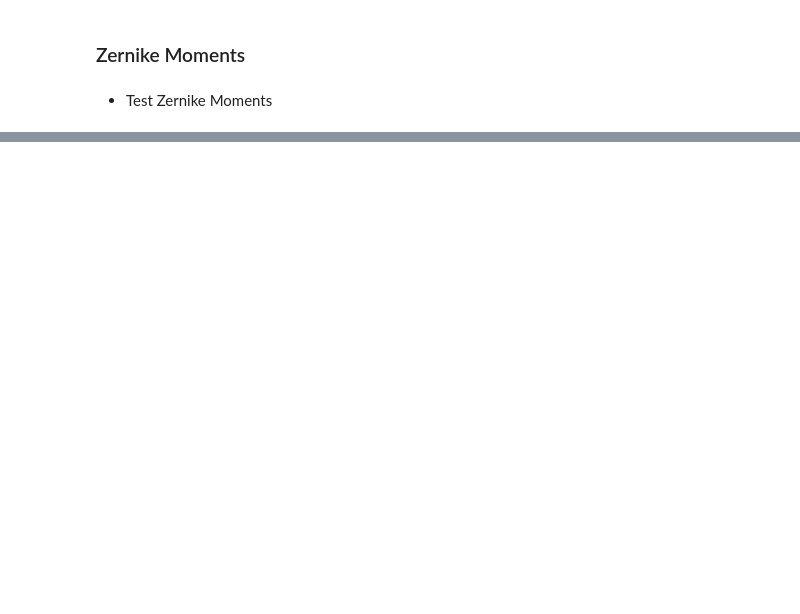
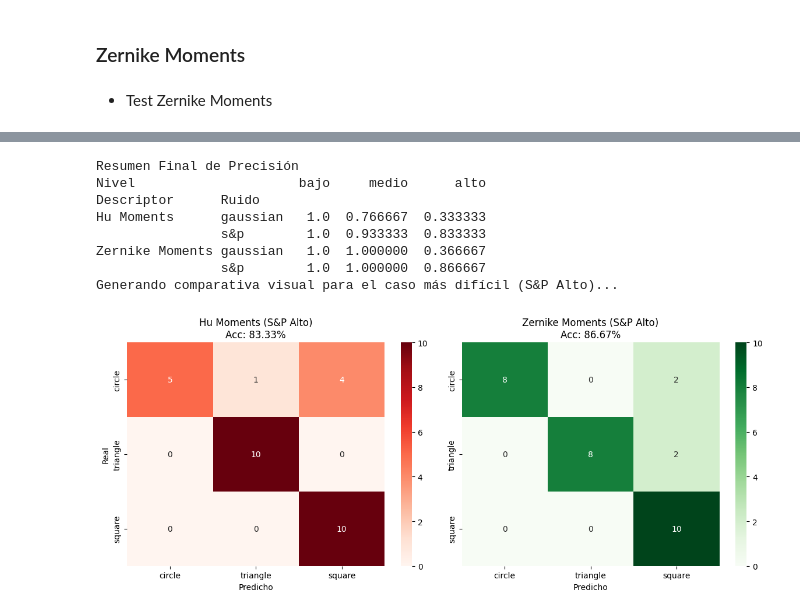
Before and after one commit to FepDev25/Practica-An-lisis-comparativo-de-robustez-entre-Momentos-de-Hu-y-Zernike, a Jupyter notebook: parte1/notebook.ipynb, the cells around one changed output, grey strips where cells are left out. Cells and saved outputs as stored; diff of their text form; code cells hidden in the pictures; blank space fills up the shorter version.

```diff
--- a/parte1/notebook.ipynb
+++ b/parte1/notebook.ipynb
@@ -347,0 +391,15 @@ Primeros 5 valores: [3.18309886e-01 3.65577867e-16 1.19579392e-01 1.56649592e-01
+# %%
+# dividir en Train/Test (80% / 20%)
+# usar el Test set 'limpio' para validar que aprendió y luego generaremos sets de prueba ruidosos aparte.
+X_hu_train, X_hu_test, y_train, y_test = train_test_split(X_hu, y, test_size=0.2, random_state=42)
+X_zer_train, X_zer_test, _, _ = train_test_split(X_zernike, y, test_size=0.2, random_state=42)
+# %%
+# configurar y Entrenar SVM
+# Pipeline que incluye 'StandardScaler'.
+svm_hu = make_pipeline(StandardScaler(), SVC(kernel='rbf', C=10, gamma='scale'))
+svm_zernike = make_pipeline(StandardScaler(), SVC(kernel='rbf', C=10, gamma='scale'))
+# %%
+print("\nEntrenando SVM para Hu Moments...")
+svm_hu.fit(X_hu_train, y_train)
+acc_hu = svm_hu.score(X_hu_test, y_test)
+print(f"Precisión en test limpio (Hu): {acc_hu:.2%}")
@@ -347,0 +409,5 @@ Primeros 5 valores: [3.18309886e-01 3.65577867e-16 1.19579392e-01 1.56649592e-01
+# %%
+print("Entrenando SVM para Zernike Moments...")
+svm_zernike.fit(X_zer_train, y_train)
+acc_zer = svm_zernike.score(X_zer_test, y_test)
+print(f"Precisión en test limpio (Zernike): {acc_zer:.2%}")
@@ -347,0 +508,57 @@ Primeros 5 valores: [3.18309886e-01 3.65577867e-16 1.19579392e-01 1.56649592e-01
+# %%
+print("Resumen Final de Precisión")
+
+df_results = pd.DataFrame(results_log)
+
+pivot_table = df_results.pivot_table(
+    index=['Descriptor', 'Ruido'],
+    columns='Nivel',
+    values='Accuracy'
+)
+
+pivot_table = pivot_table[['bajo', 'medio', 'alto']]
+print(pivot_table)
+
+# visualización Comparativa: El "Caso Extremo"
+# Graficamos las matrices de confusión de ambos descriptores con el ruido más alto (S&P Alto)
+
+print("Generando comparativa visual para el caso más difícil (S&P Alto)...")
+
+# filtrar los resultados para S&P Alto
+hu_result = df_results[(df_results['Descriptor'] == 'Hu Moments') &
+                       (df_results['Ruido'] == 's&p') &
+                       (df_results['Nivel'] == 'alto')].iloc[0]
+
+zer_result = df_results[(df_results['Descriptor'] == 'Zernike Moments') &
+                        (df_results['Ruido'] == 's&p') &
+                        (df_results['Nivel'] == 'alto')].iloc[0]
+
+fig, axes = plt.subplots(1, 2, figsize=(12, 5))
+
+# Matriz Hu
+cm_hu = confusion_matrix(hu_result['y_true'], hu_result['y_pred'])
+sns.heatmap(cm_hu, annot=True, fmt='d', cmap='Reds', ax=axes[0],
+            xticklabels=CLASSES, yticklabels=CLASSES)
+axes[0].set_title(f"Hu Moments (S&P Alto)\nAcc: {hu_result['Accuracy']:.2%}")
+axes[0].set_ylabel('Real')
+axes[0].set_xlabel('Predicho')
+
+# Matriz Zernike
+cm_zer = confusion_matrix(zer_result['y_true'], zer_result['y_pred'])
+sns.heatmap(cm_zer, annot=True, fmt='d', cmap='Greens', ax=axes[1],
+            xticklabels=CLASSES, yticklabels=CLASSES)
+axes[1].set_title(f"Zernike Moments (S&P Alto)\nAcc: {zer_result['Accuracy']:.2%}")
+axes[1].set_xlabel('Predicho')
+
+plt.tight_layout()
+plt.show()
+# %% [output]
+Resumen Final de Precisión
+Nivel                     bajo     medio      alto
+Descriptor      Ruido
+Hu Moments      gaussian   1.0  0.766667  0.333333
+                s&p        1.0  0.933333  0.833333
+Zernike Moments gaussian   1.0  1.000000  0.366667
+                s&p        1.0  1.000000  0.866667
+Generando comparativa visual para el caso más difícil (S&P Alto)...
+[figure, added]
```
Also changed, not shown: parts of 15 cells of this notebook.
